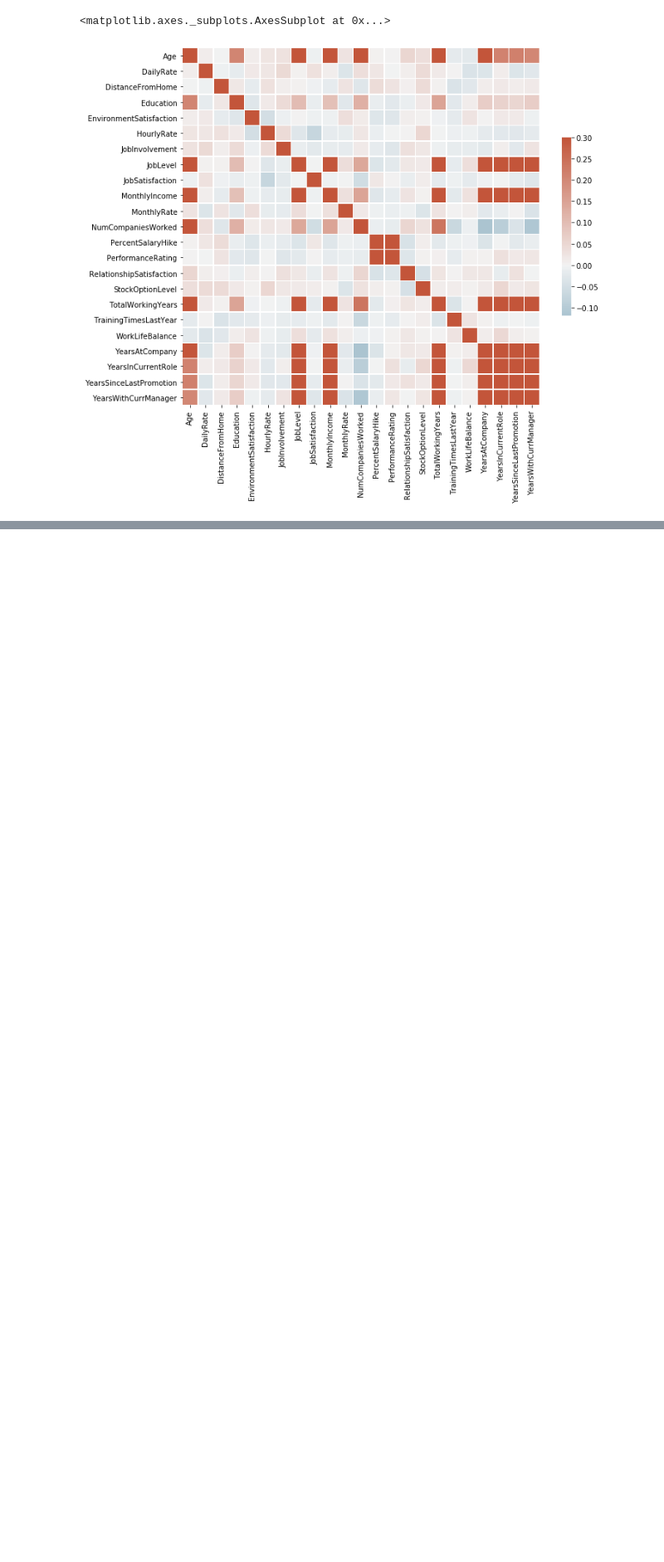
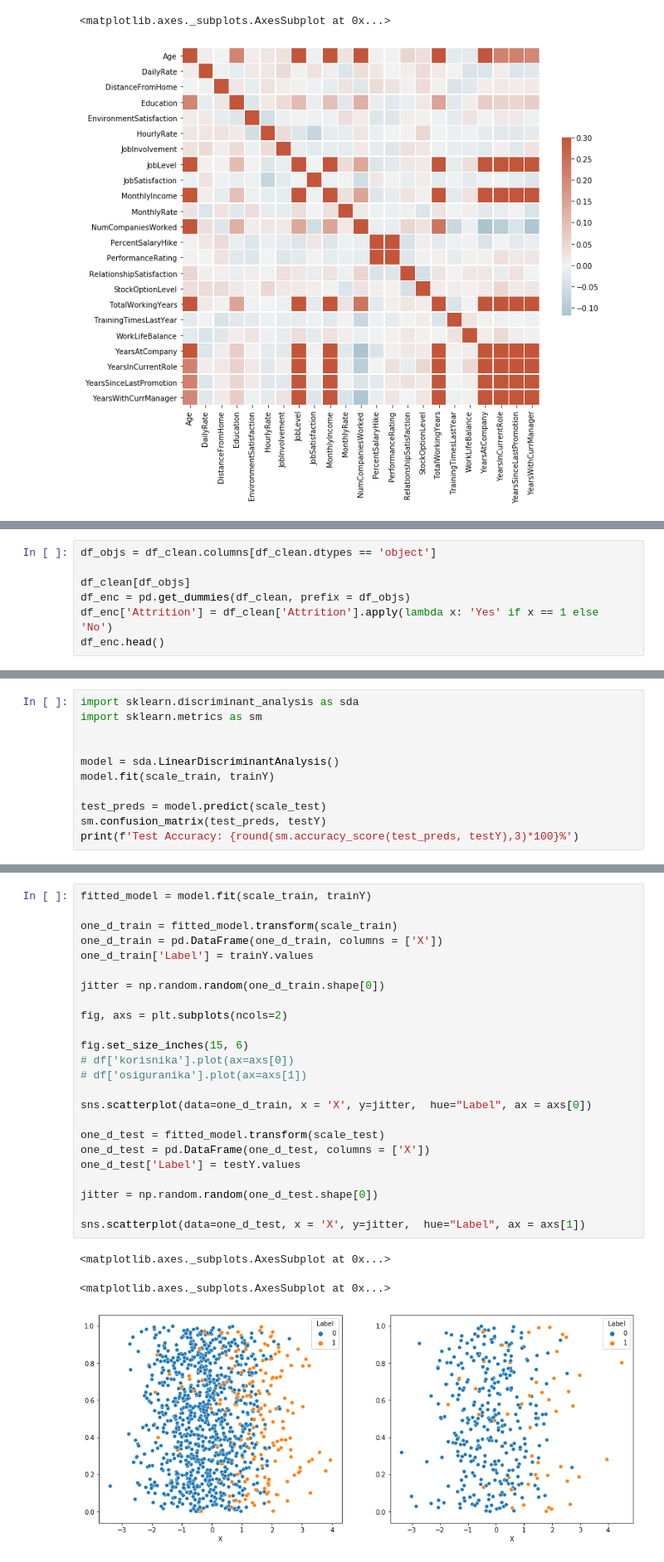
Before and after one commit to mpkrass7/ibm_churn, a Jupyter notebook: hr_churn_analysis.ipynb, the cells around one changed output, grey strips where cells are left out. Shown at 83% size. Cells and saved outputs as stored; diff of their text form; blank space fills up the shorter version.

```diff
--- a/hr_churn_analysis.ipynb
+++ b/hr_churn_analysis.ipynb
@@ -223,0 +251,7 @@ sns.heatmap(corr,  cmap=cmap, vmax=.3, center=0,
+# %%
+df_objs = df_clean.columns[df_clean.dtypes == 'object']
+
+df_clean[df_objs]
+df_enc = pd.get_dummies(df_clean, prefix = df_objs)
+df_enc['Attrition'] = df_clean['Attrition'].apply(lambda x: 'Yes' if x == 1 else 'No')
+df_enc.head()
@@ -223,0 +351,11 @@ sns.heatmap(corr,  cmap=cmap, vmax=.3, center=0,
+# %%
+import sklearn.discriminant_analysis as sda
+import sklearn.metrics as sm
+
+
+model = sda.LinearDiscriminantAnalysis()
+model.fit(scale_train, trainY)
+
+test_preds = model.predict(scale_test)
+sm.confusion_matrix(test_preds, testY)
+print(f'Test Accuracy: {round(sm.accuracy_score(test_preds, testY),3)*100}%')
@@ -223,0 +373,28 @@ sns.heatmap(corr,  cmap=cmap, vmax=.3, center=0,
+# %%
+fitted_model = model.fit(scale_train, trainY)
+
+one_d_train = fitted_model.transform(scale_train)
+one_d_train = pd.DataFrame(one_d_train, columns = ['X'])
+one_d_train['Label'] = trainY.values
+
+jitter = np.random.random(one_d_train.shape[0])
+
+fig, axs = plt.subplots(ncols=2)
+
+fig.set_size_inches(15, 6)
+# df['korisnika'].plot(ax=axs[0])
+# df['osiguranika'].plot(ax=axs[1])
+
+sns.scatterplot(data=one_d_train, x = 'X', y=jitter,  hue="Label", ax = axs[0])
+
+one_d_test = fitted_model.transform(scale_test)
+one_d_test = pd.DataFrame(one_d_test, columns = ['X'])
+one_d_test['Label'] = testY.values
+
+jitter = np.random.random(one_d_test.shape[0])
+
+sns.scatterplot(data=one_d_test, x = 'X', y=jitter,  hue="Label", ax = axs[1])
+# %% [output]
+<matplotlib.axes._subplots.AxesSubplot at 0x...>
+<matplotlib.axes._subplots.AxesSubplot at 0x...>
+[figure, added]
```
Also changed, not shown: parts of 14 cells of this notebook.
